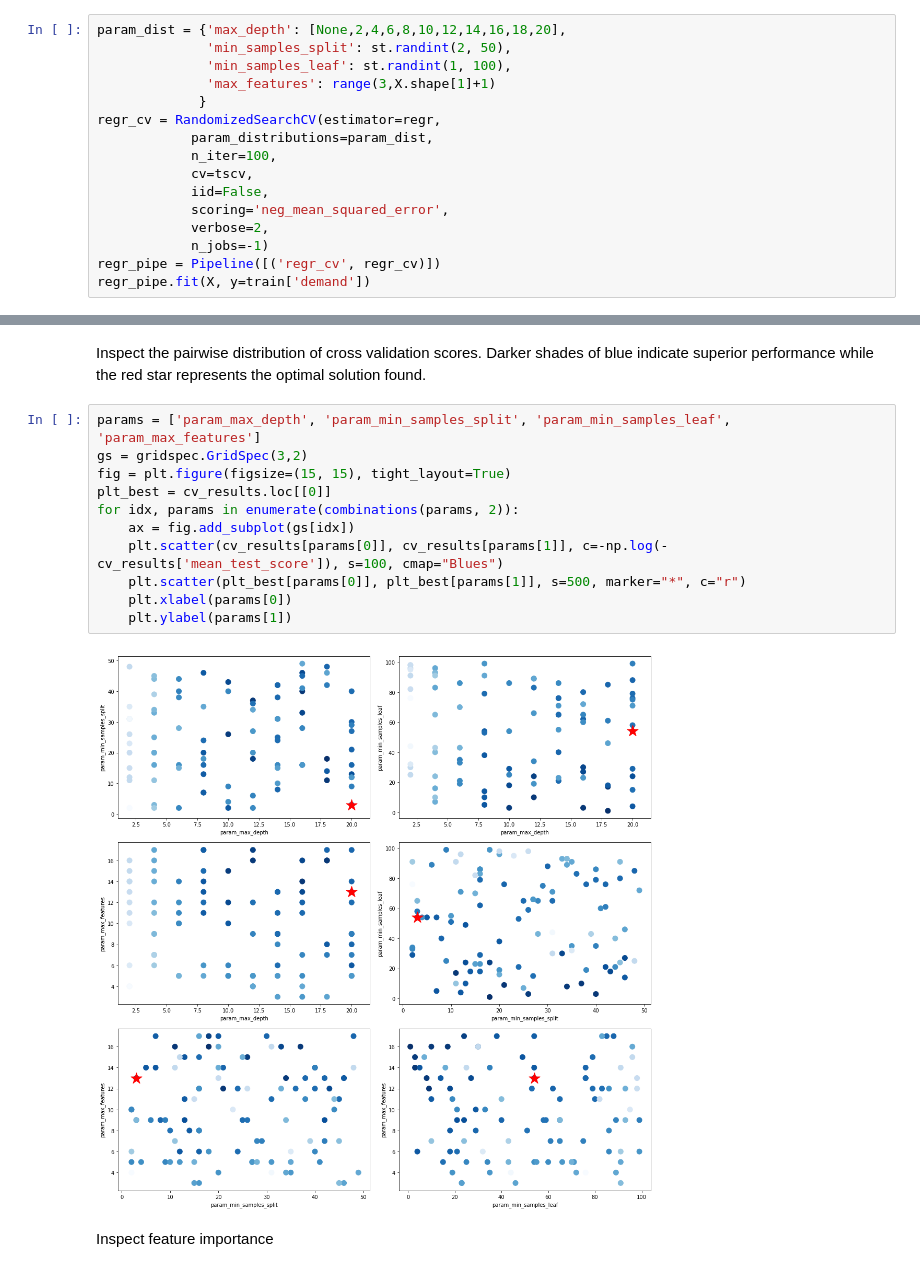
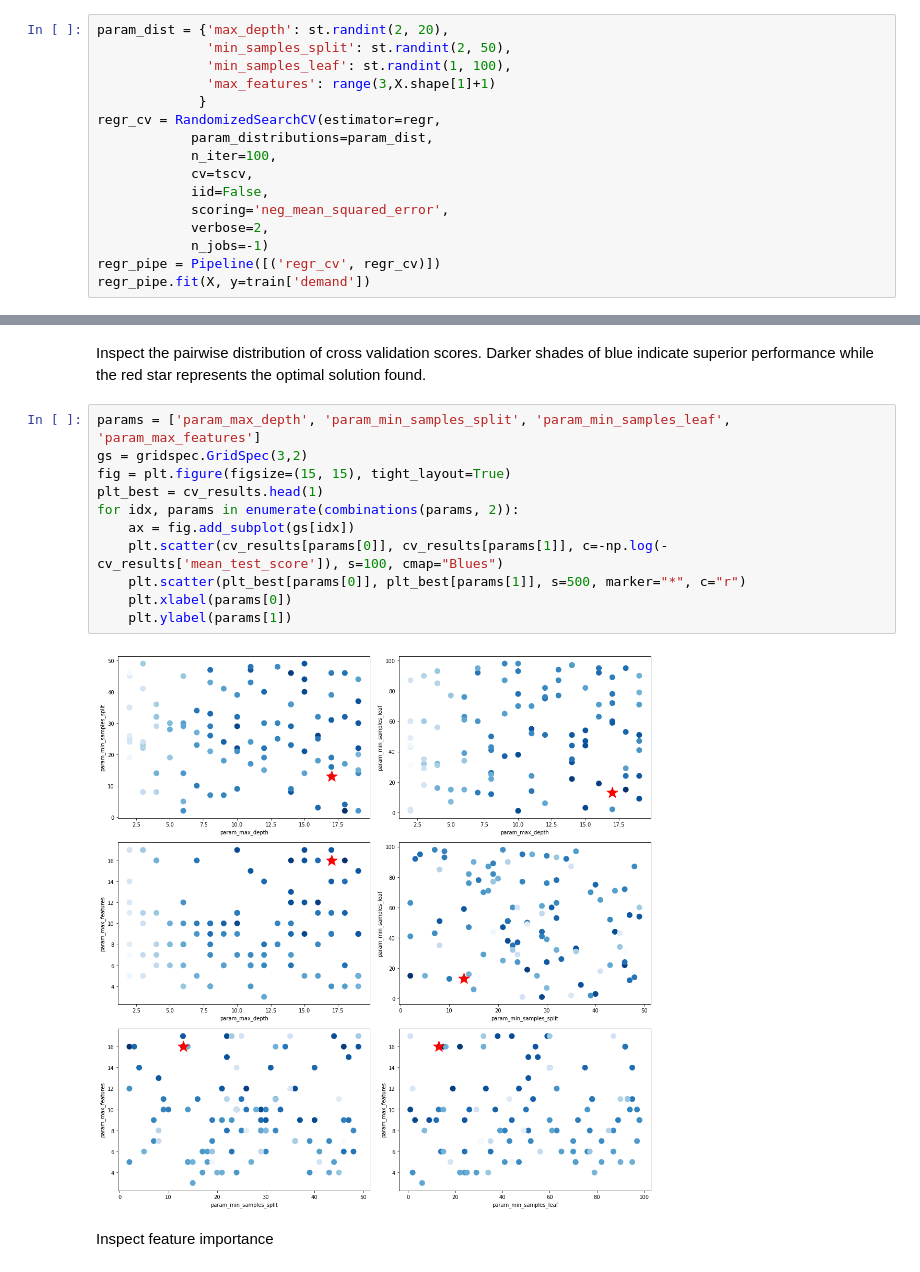
Before and after one commit to Azure-Samples/MachineLearningSamples-EnergyDemandTimeSeriesForecasting, a Jupyter notebook: 6-dtree.ipynb, the cells around one changed output, grey strips where cells are left out. Saved outputs shown, nothing was run; the diff lists cells and outputs as text.

```diff
--- a/6-dtree.ipynb
+++ b/6-dtree.ipynb
@@ -28,7 +28,7 @@ X = train.drop(['demand', 'timeStamp'], axis=1)
 regr = DecisionTreeRegressor()
 tscv = TimeSeriesSplit(n_splits=3)
 # %%
-param_dist = {'max_depth': [None,2,4,6,8,10,12,14,16,18,20],
+param_dist = {'max_depth': st.randint(2, 20),
               'min_samples_split': st.randint(2, 50),
               'min_samples_leaf': st.randint(1, 100),
               'max_features': range(3,X.shape[1]+1)
@@ -77,16 +77,16 @@ Inspect the pairwise distribution of cross validation scores. Darker shades of b
 # %%
 params = ['param_max_depth', 'param_min_samples_split', 'param_min_samples_leaf', 'param_max_features']
 gs = gridspec.GridSpec(3,2)
 fig = plt.figure(figsize=(15, 15), tight_layout=True)
-plt_best = cv_results.loc[[0]]
+plt_best = cv_results.head(1)
 for idx, params in enumerate(combinations(params, 2)):
     ax = fig.add_subplot(gs[idx])
     plt.scatter(cv_results[params[0]], cv_results[params[1]], c=-np.log(-cv_results['mean_test_score']), s=100, cmap="Blues")
     plt.scatter(plt_best[params[0]], plt_best[params[1]], s=500, marker="*", c="r")
     plt.xlabel(params[0])
     plt.ylabel(params[1])
 # %% [output]
-[figure, old version]
+[figure, new version]
 # %% [markdown]
 Inspect feature importance
 # %%
```
Also changed, not shown: parts of 3 cells of this notebook, 10 other files.
